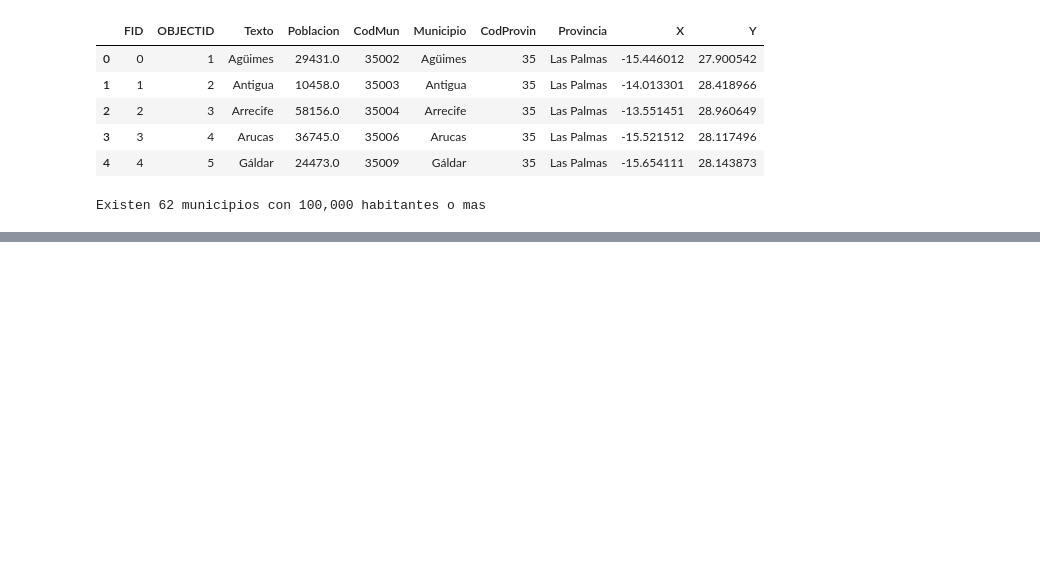
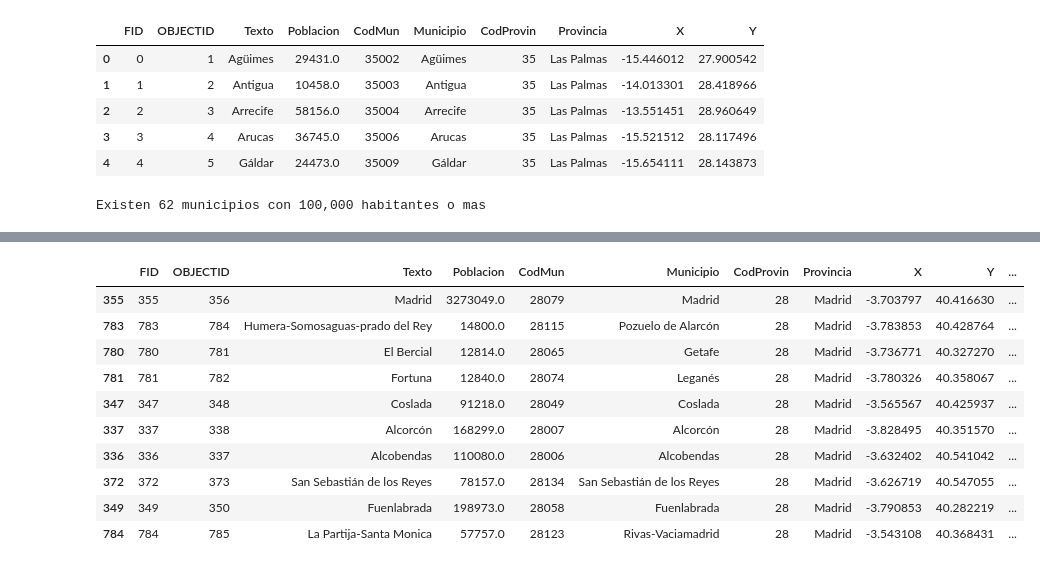
Before and after one commit to carlosriverayong/DS_Homeworks, a Jupyter notebook: Laboratorio #3.ipynb, the cells around one changed output, grey strips where cells are left out. Saved outputs shown, nothing was run; the diff lists cells and outputs as text; code cells hidden in the pictures; blank space fills up the shorter version.

```diff
--- a/Laboratorio #3.ipynb
+++ b/Laboratorio #3.ipynb
@@ -95,0 +272,13 @@ df_excel.to_excel('OrdenAscendente.xlsx', index=True)
+# %%
+lista_provincias = df['Provincia'].unique() # se crea una lista con todas las provincias contenidas en el dataset.
+lista_bins = [z for z in range(0,3500000,100000)] # se busca ajustar los bins/buckets creando una lista de numeros, se utilizo list comprehension
+print(lista_bins)
+for x in lista_provincias: #se recorre el listado de todas las provincias
+
+    df_histograma = df.loc[df['Provincia'] == x] # al recorrese cada una de las provincias se crea un nuevo dataframe para la provincia en cuestion con ello garantizamos que se trabaje solo con los municipios de esa provincia
+
+    plt.xlabel('Poblacion')
+    plt.ylabel('Numero de Municipios')
+    plt.hist(df_histograma['Poblacion'], rwidth = 0.5, label=x) #al no poderse encontrar el mejor bin se dejo en automatico para cada histograma.
+    plt.legend()
+    plt.show()
@@ -95,0 +301,3 @@ df_excel.to_excel('OrdenAscendente.xlsx', index=True)
+# %%
+lista_municipios = df['Municipio'].unique() # se crea una lista de todos los municipos existentes en el dataset
+lista_municipios.size # se observa el tamaño de la lista para poder determinar el rango de numeros aleatorios que se deben generar
@@ -95,0 +378,38 @@ df_excel.to_excel('OrdenAscendente.xlsx', index=True)
+# %%
+import math
+
+df_distancia = df.copy()
+#df_distancia = df_distancia.drop_duplicates(subset=['Municipio'])    #Aqui se buscaba retirar los duplicados por que aparecen registros con el mismo municipio perro sus coordenadas X,Y son distintas por lo que se decidio dejar ya que no influyen en la interpretacion de resultados de manera visual si se utiliza .unique.head()
+df_distancia['Dist_Madrid'] = None
+
+
+def diferencia_distancias(x,y):
+    return math.dist((x,y),(-3.703797,40.41663))
+
+
+for indice, fila in df_distancia.iterrows():
+    x = fila['X']
+    y = fila['Y']
+    distancia = diferencia_distancias(x,y)
+    df_distancia.at[indice,'Dist_Madrid'] = distancia
+
+
+Mas_cercanos = df_distancia.sort_values('Dist_Madrid', ascending = True)
+Mas_cercanos = Mas_cercanos.drop_duplicates(subset='Municipio',keep='first')
+
+Mas_lejanos = df_distancia.sort_values('Dist_Madrid', ascending = False)
+Mas_lejanos = Mas_lejanos.drop_duplicates(subset='Municipio',keep='first')
+# %%
+Mas_cercanos.head(10)
+# %% [output]
+|  | FID | OBJECTID | Texto | Poblacion | CodMun | Municipio | CodProvin | Provincia | X | Y | ... |
+| 355 | 355 | 356 | Madrid | 3273049.0 | 28079 | Madrid | 28 | Madrid | -3.703797 | 40.416630 | ... |
+| 783 | 783 | 784 | Humera-Somosaguas-prado del Rey | 14800.0 | 28115 | Pozuelo de Alarcón | 28 | Madrid | -3.783853 | 40.428764 | ... |
+| 780 | 780 | 781 | El Bercial | 12814.0 | 28065 | Getafe | 28 | Madrid | -3.736771 | 40.327270 | ... |
+| 781 | 781 | 782 | Fortuna | 12840.0 | 28074 | Leganés | 28 | Madrid | -3.780326 | 40.358067 | ... |
+| 347 | 347 | 348 | Coslada | 91218.0 | 28049 | Coslada | 28 | Madrid | -3.565567 | 40.425937 | ... |
+| 337 | 337 | 338 | Alcorcón | 168299.0 | 28007 | Alcorcón | 28 | Madrid | -3.828495 | 40.351570 | ... |
+| 336 | 336 | 337 | Alcobendas | 110080.0 | 28006 | Alcobendas | 28 | Madrid | -3.632402 | 40.541042 | ... |
+| 372 | 372 | 373 | San Sebastián de los Reyes | 78157.0 | 28134 | San Sebastián de los Reyes | 28 | Madrid | -3.626719 | 40.547055 | ... |
+| 349 | 349 | 350 | Fuenlabrada | 198973.0 | 28058 | Fuenlabrada | 28 | Madrid | -3.790853 | 40.282219 | ... |
+| 784 | 784 | 785 | La Partija-Santa Monica | 57757.0 | 28123 | Rivas-Vaciamadrid | 28 | Madrid | -3.543108 | 40.368431 | ... |
```
Also changed, not shown: parts of 32 cells of this notebook.
